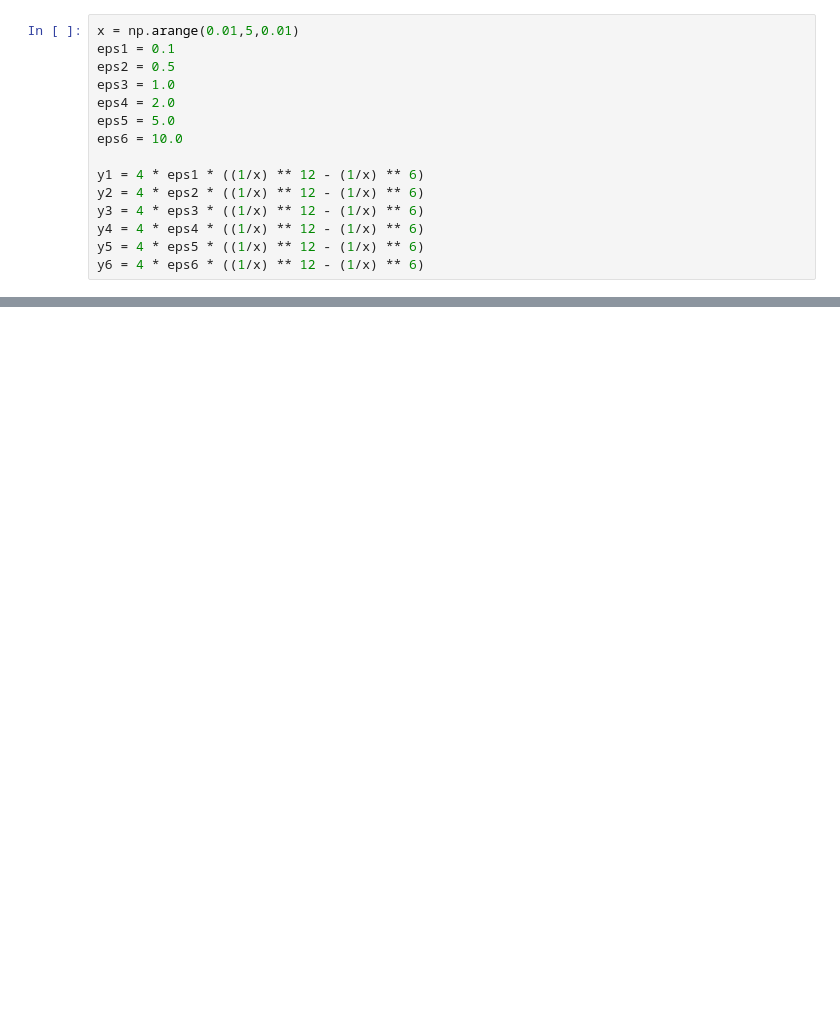
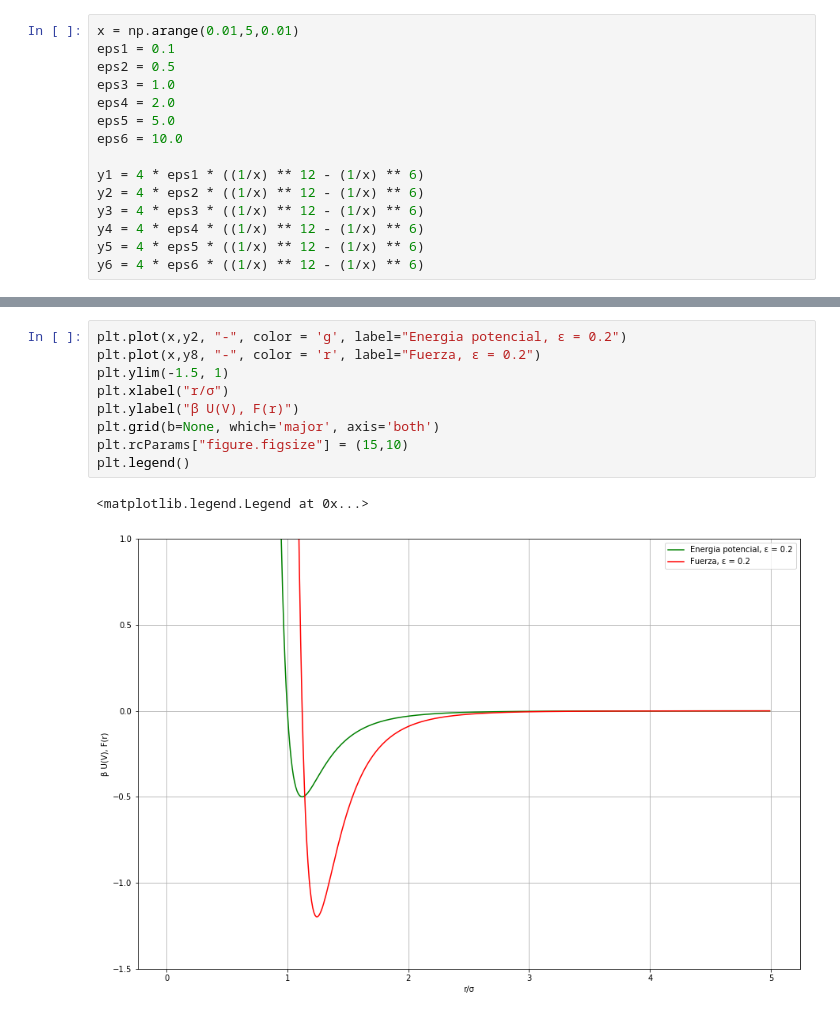
Before and after one commit to LuisEduardoCantero/Simulacionmolecular, a Jupyter notebook: LJ_Graficas_epsilon.ipynb, the cells around one changed output, grey strips where cells are left out. Drawn from its saved outputs; the diff is of its cells as text; blank space fills up the shorter version.

```diff
--- a/LJ_Graficas_epsilon.ipynb
+++ b/LJ_Graficas_epsilon.ipynb
@@ -35,0 +82,12 @@ plt.legend()
+# %%
+plt.plot(x,y2, "-", color = 'g', label="Energia potencial, ε = 0.2")
+plt.plot(x,y8, "-", color = 'r', label="Fuerza, ε = 0.2")
+plt.ylim(-1.5, 1)
+plt.xlabel("r/σ")
+plt.ylabel("β U(V), F(r)")
+plt.grid(b=None, which='major', axis='both')
+plt.rcParams["figure.figsize"] = (15,10)
+plt.legend()
+# %% [output]
+<matplotlib.legend.Legend at 0x...>
+[figure, added]
```
Also changed, not shown: parts of 18 cells of this notebook.
